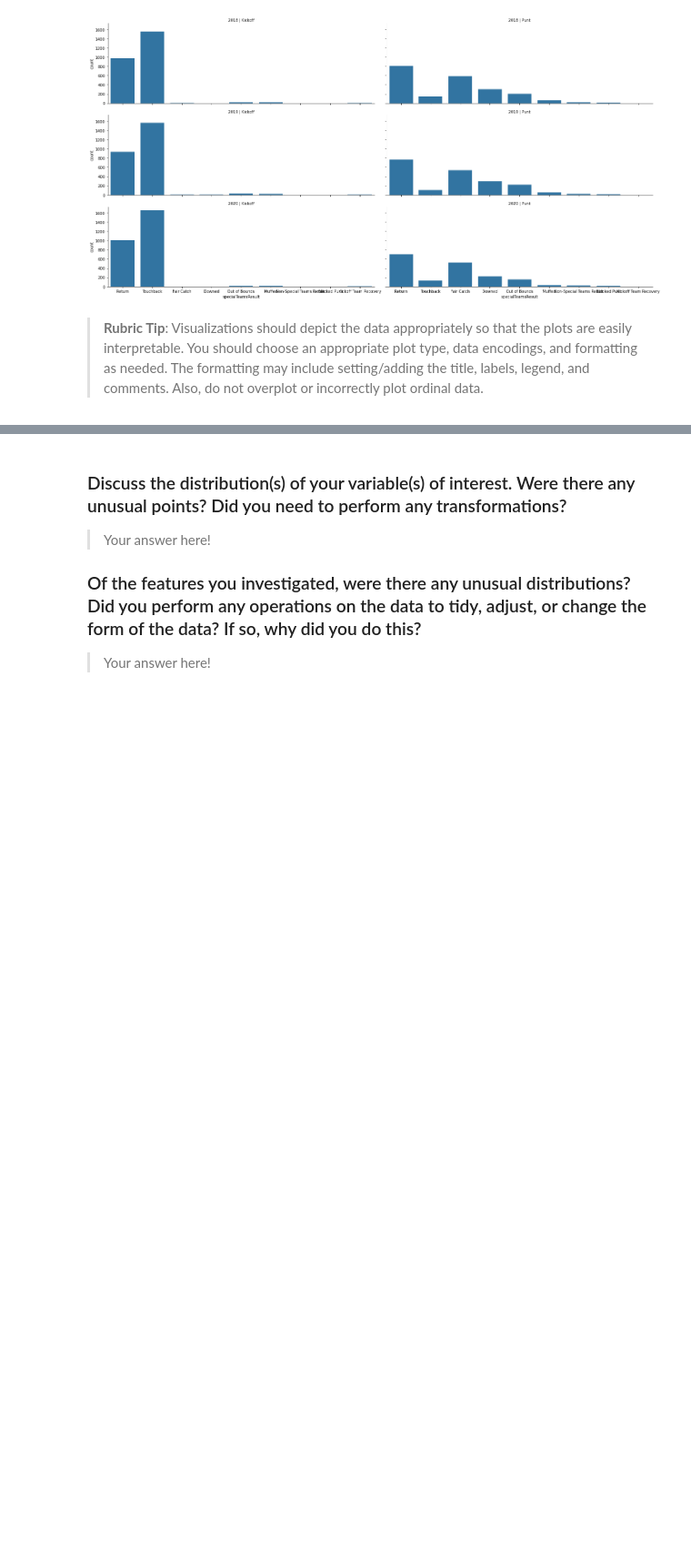
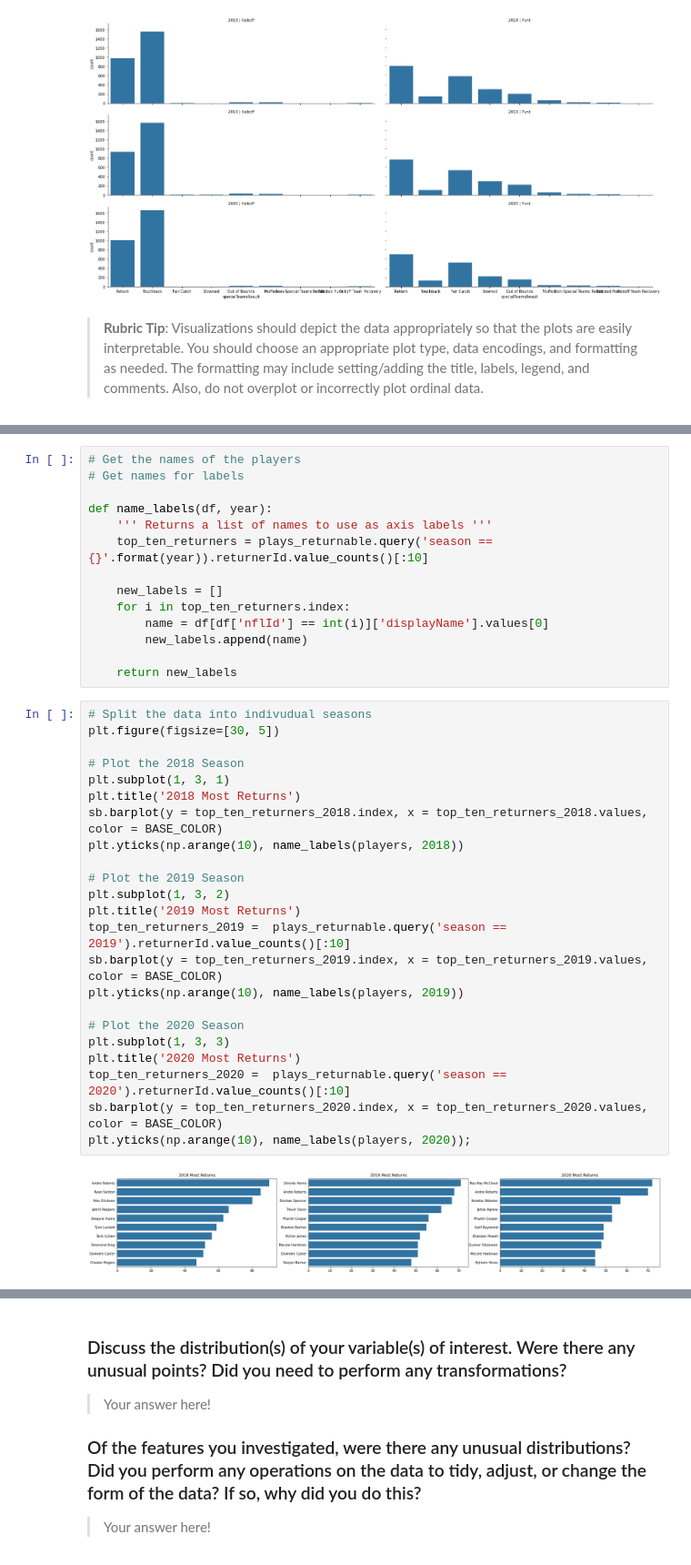
Before and after one commit to dkrejcarek/punt_analysis, a Jupyter notebook: Part_I_exploration_template.ipynb, the cells around one changed output, grey strips where cells are left out. Shown: that part at 91% size. Cells and saved outputs as stored; diff of their text form; blank space fills up the shorter version.

```diff
--- a/Part_I_exploration_template.ipynb
+++ b/Part_I_exploration_template.ipynb
@@ -161,0 +185,39 @@ plt.hist(plays_returnable['kickReturnYardage']);
+# %%
+# Get the names of the players
+# Get names for labels
+
+def name_labels(df, year):
+    ''' Returns a list of names to use as axis labels '''
+    top_ten_returners = plays_returnable.query('season == {}'.format(year)).returnerId.value_counts()[:10]
+
+    new_labels = []
+    for i in top_ten_returners.index:
+        name = df[df['nflId'] == int(i)]['displayName'].values[0]
+        new_labels.append(name)
+
+    return new_labels
+# %%
+# Split the data into indivudual seasons
+plt.figure(figsize=[30, 5])
+
+# Plot the 2018 Season
+plt.subplot(1, 3, 1)
+plt.title('2018 Most Returns')
+sb.barplot(y = top_ten_returners_2018.index, x = top_ten_returners_2018.values, color = BASE_COLOR)
+plt.yticks(np.arange(10), name_labels(players, 2018))
+
+# Plot the 2019 Season
+plt.subplot(1, 3, 2)
+plt.title('2019 Most Returns')
+top_ten_returners_2019 =  plays_returnable.query('season == 2019').returnerId.value_counts()[:10]
+sb.barplot(y = top_ten_returners_2019.index, x = top_ten_returners_2019.values, color = BASE_COLOR)
+plt.yticks(np.arange(10), name_labels(players, 2019))
+
+# Plot the 2020 Season
+plt.subplot(1, 3, 3)
+plt.title('2020 Most Returns')
+top_ten_returners_2020 =  plays_returnable.query('season == 2020').returnerId.value_counts()[:10]
+sb.barplot(y = top_ten_returners_2020.index, x = top_ten_returners_2020.values, color = BASE_COLOR)
+plt.yticks(np.arange(10), name_labels(players, 2020));
+# %% [output]
+[figure, added]
```
Also changed, not shown: parts of 11 cells of this notebook.
